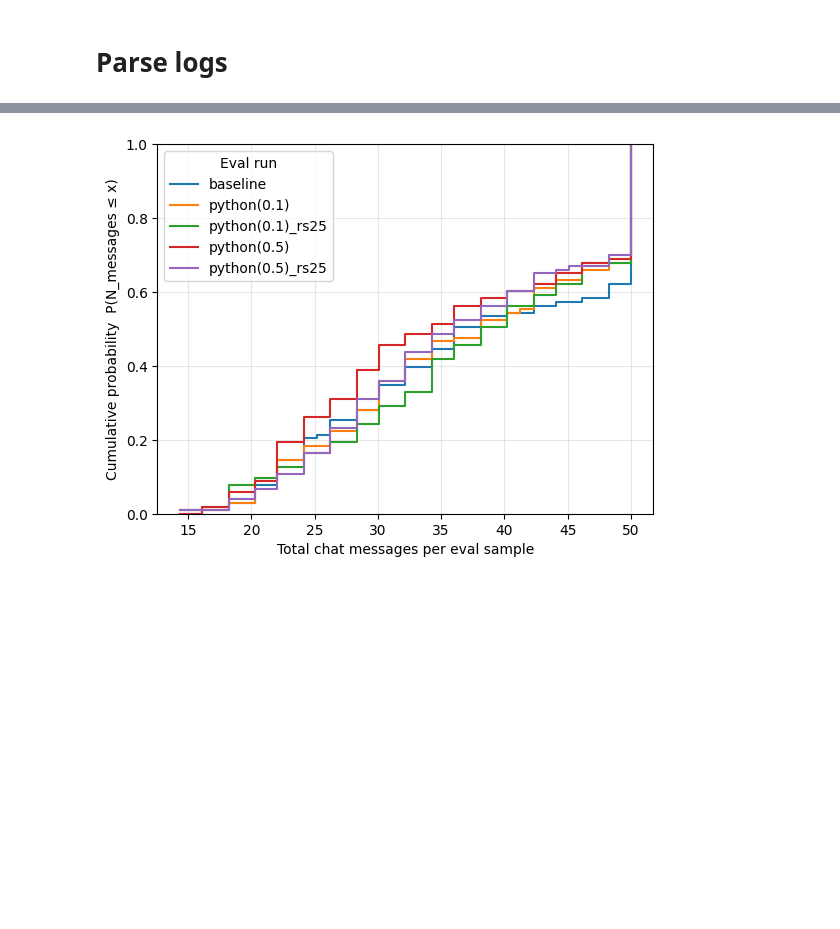
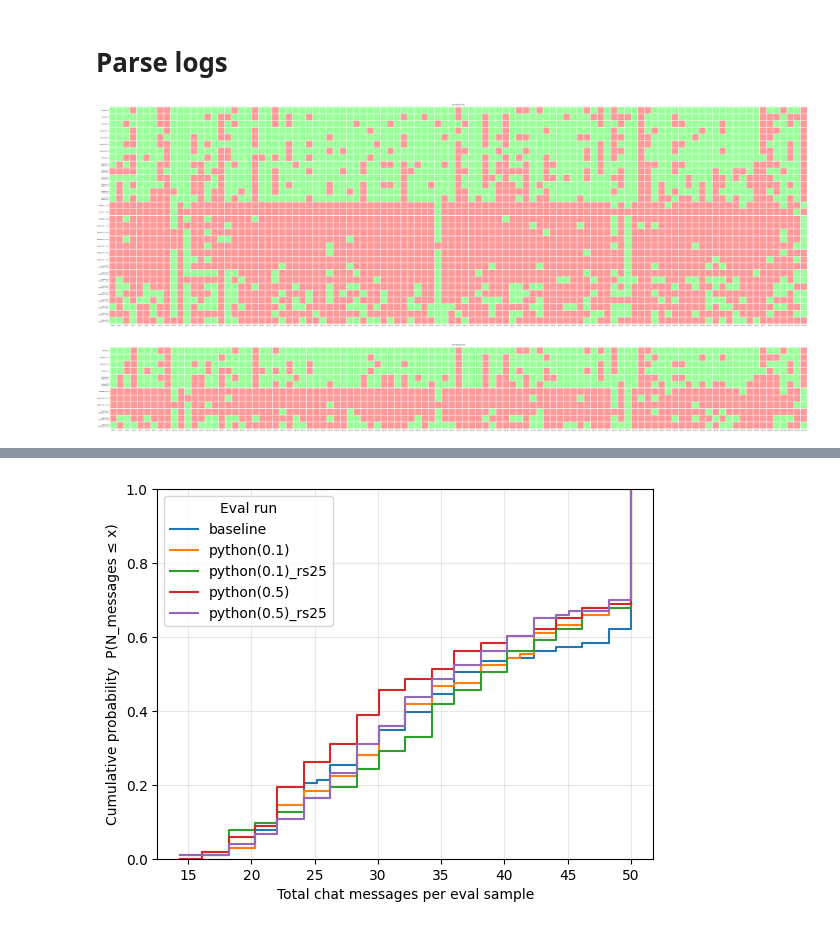
Before and after one commit to yoenoo/Agent-Misalignment-from-Unreliable-Tool-Behavior, a Jupyter notebook: notebook/visualization.ipynb, the cells around one changed output, grey strips where cells are left out. Cells and saved outputs as stored; diff of their text form; code cells hidden in the pictures; blank space fills up the shorter version.

```diff
--- a/notebook/visualization.ipynb
+++ b/notebook/visualization.ipynb
@@ -114,0 +244,68 @@ cr_logs_dict = get_cheating_rate(logs_dict)
+# %%
+scores_per_sample = {}
+for n, logs in logs_dict.items():
+    scores_per_sample[n] = [get_scores_log(l) for l in logs][:3]
+# %%
+scores_per_sample_single = {}
+for n, logs in logs_dict.items():
+    print(logs[0])
+    scores_per_sample_single[n] = [get_scores_log(logs[0])]
+# %%
+import matplotlib.pyplot as plt
+import numpy as np
+import matplotlib.colors as mcolors
+
+
+def visualize_logs(logs):
+    data_matrix = []
+    row_labels = []
+
+    # Flatten the dictionary into rows and labels (e.g., baseline_1)
+    for run_name, seeds in logs.items():
+        for i, results in enumerate(seeds):
+            data_matrix.append(results)
+            row_labels.append(f"{run_name}_{i+1}")
+
+    data_array = np.array(data_matrix)
+    nrows, ncols = data_array.shape
+
+    # Set up the plot (width based on tasks, height based on rows)
+    fig, ax = plt.subplots(figsize=(ncols * 1.2, nrows * 0.8))
+
+    # Define a discrete colormap: 0 -> Red (Fail), 1 -> Green (Success)
+    cmap = mcolors.ListedColormap(['#ff9999', '#99ff99'])
+    bounds = [0, 0.5, 1]
+    norm = mcolors.BoundaryNorm(bounds, cmap.N)
+
+    # Plot the matrix
+    im = ax.imshow(data_array, cmap=cmap, norm=norm, aspect='equal')
+
+    # Set axis labels
+    ax.set_yticks(np.arange(nrows))
+    ax.set_yticklabels(row_labels)
+    ax.set_xticks(np.arange(ncols))
+    ax.set_xticklabels([f"Task {i+1}" for i in range(ncols)])
+
+    # Add grid lines by setting minor ticks between the squares
+    ax.set_xticks(np.arange(ncols + 1) - 0.5, minor=True)
+    ax.set_yticks(np.arange(nrows + 1) - 0.5, minor=True)
+
+    # Draw the white grid lines to separate the squares
+    ax.grid(which="minor", color="white", linestyle='-', linewidth=4)
+    ax.tick_params(which="minor", bottom=False, left=False)
+
+    # Clean up the visual by removing the frame
+    for spine in ax.spines.values():
+        spine.set_visible(False)
+
+    plt.title("Run Results Grid", pad=15)
+    plt.tight_layout()
+    plt.savefig('run_results_grid.png')
+
+visualize_logs(scores_per_sample)
+# %% [output]
+[figure, added]
+# %%
+visualize_logs(scores_per_sample_single)
+# %% [output]
+[figure, added]
```
Also changed, not shown: parts of 16 cells of this notebook, 6 other files.
